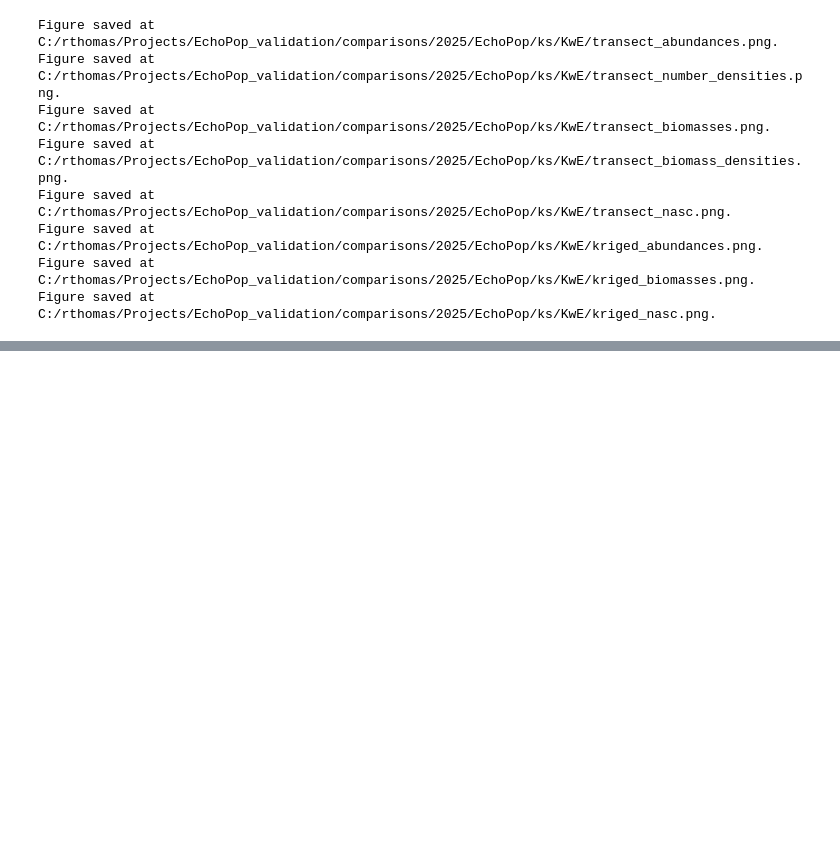
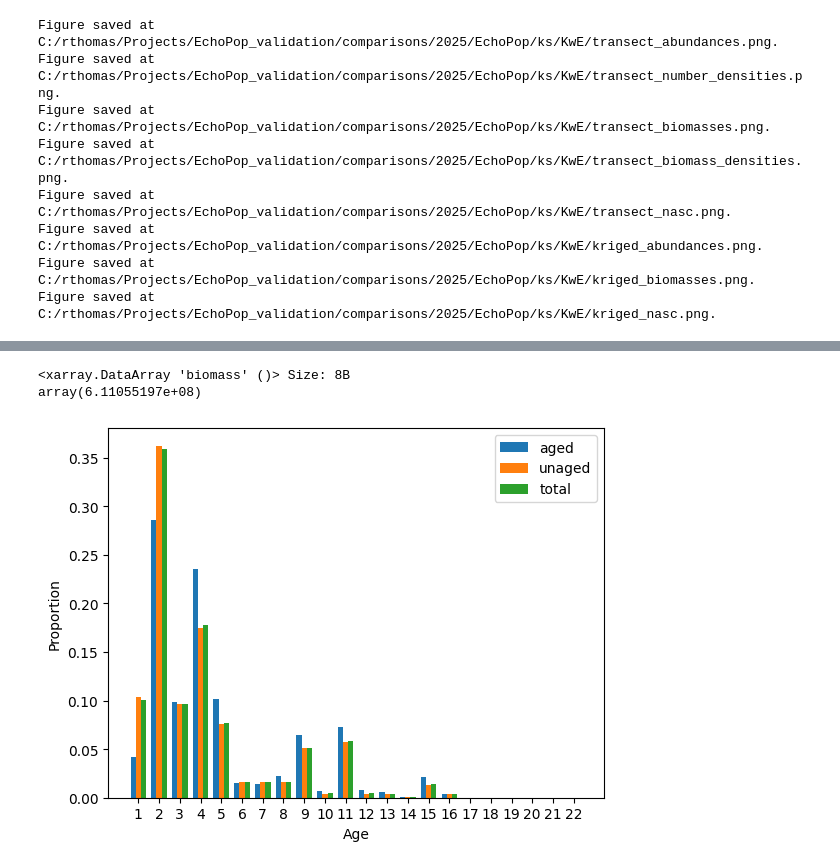
Before and after one commit to Hake-Biomass/Run_EchoPop, a Jupyter notebook: workflow/RT_diagnostic_2025.ipynb, the cells around one changed output, grey strips where cells are left out. Saved outputs shown, nothing was run; the diff lists cells and outputs as text; code cells hidden in the pictures; blank space fills up the shorter version.

```diff
--- a/workflow/RT_diagnostic_2025.ipynb
+++ b/workflow/RT_diagnostic_2025.ipynb
@@ -1976,0 +1999,29 @@ dplot.plot_stratified_results(
+# %%
+# Look at aged, standardized unaged, and total biomass summed from both
+# Not sure if this will work yet based on kriged biomass table naming
+import matplotlib.pyplot as plt
+DA=dict_ds_kriged_biomass_table["aged"].sum(dim = ["length_bin", "stratum_ks", "sex"]) #before age-1 apportionment
+DU=dict_ds_kriged_biomass_table["standardized_unaged"].sum(dim = ["length_bin", "sex"])#before age-1 apportionment
+#DA=da_kriged_biomass_table_proc["aged"].sum(dim = ["length_bin", "stratum_ks", "sex"]) #after age-1 apportionment
+#DU=da_kriged_biomass_table_proc["standardized_unaged"].sum(dim = ["length_bin", "sex"]) #after age-1 apportionment
+DAU=DA+DU
+print(sum(DAU))
+#DAU above gives the biomass-at-age (unkriged) from EchoPop that comes out in the table
+DA_series=DA.to_series()
+DU_series=DU.to_series()
+DAU_series=DAU.to_series()
+bar_width = 0.25
+x = np.arange(len(DA_series))
+#multiple bar plots of biomass-at-age proportions
+plt.bar(x - bar_width, DA_series/DA_series.sum(), width=bar_width, label='aged')
+plt.bar(x, DU_series/DU_series.sum(), width=bar_width, label='unaged')
+plt.bar(x + bar_width, DAU_series/DAU_series.sum(), width=bar_width, label='total')
+plt.xlabel('Age')
+plt.ylabel('Proportion')
+plt.xticks(x, x+1)
+plt.legend()
+plt.show()
+# %% [output]
+<xarray.DataArray 'biomass' ()> Size: 8B
+array(6.11055197e+08)
+[figure, added]
```
Also changed, not shown: parts of 2 cells of this notebook, 14 other files.
